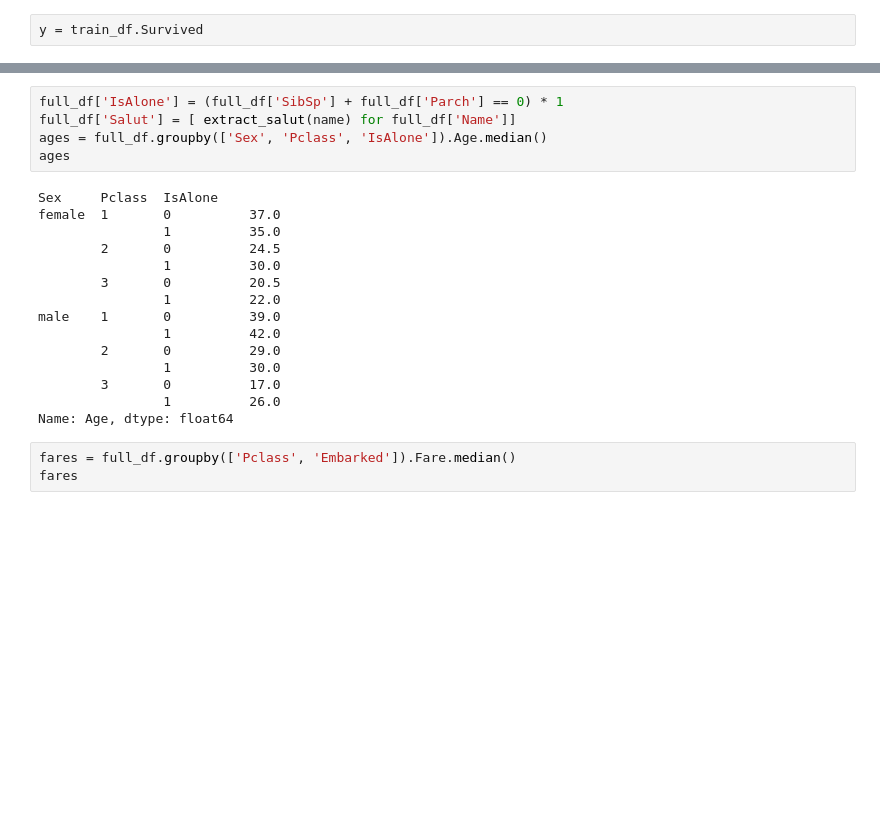
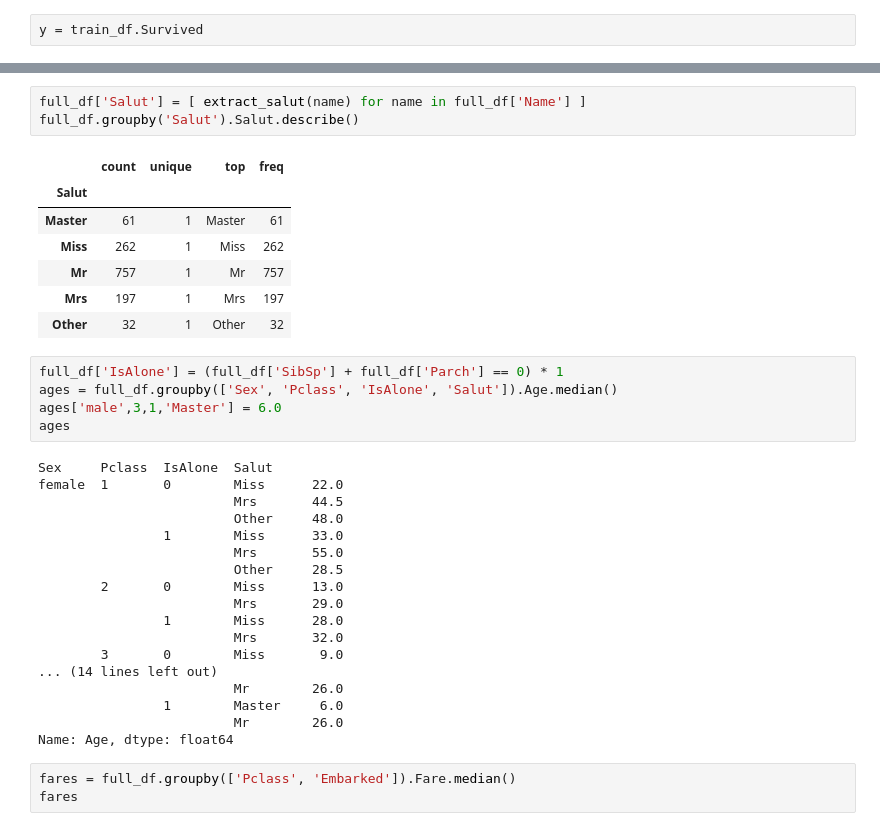
Before and after one commit to keijak/kaggle-pub, a Jupyter notebook: titanic/XGBoost.ipynb, the cells around one changed output, grey strips where cells are left out. Saved outputs shown, nothing was run; the diff lists cells and outputs as text; blank space fills up the shorter version.

```diff
--- a/titanic/XGBoost.ipynb
+++ b/titanic/XGBoost.ipynb
@@ -18,22 +38,36 @@ y = train_df.Survived
+# %%
+full_df['Salut'] = [ extract_salut(name) for name in full_df['Name'] ]
+full_df.groupby('Salut').Salut.describe()
+# %% [output]
+|  | count | unique | top | freq |
+| Salut |  |  |  |  |
+| Master | 61 | 1 | Master | 61 |
+| Miss | 262 | 1 | Miss | 262 |
+| Mr | 757 | 1 | Mr | 757 |
+| Mrs | 197 | 1 | Mrs | 197 |
+| Other | 32 | 1 | Other | 32 |
 # %%
 full_df['IsAlone'] = (full_df['SibSp'] + full_df['Parch'] == 0) * 1
-full_df['Salut'] = [ extract_salut(name) for full_df['Name']]
-ages = full_df.groupby(['Sex', 'Pclass', 'IsAlone']).Age.median()
+ages = full_df.groupby(['Sex', 'Pclass', 'IsAlone', 'Salut']).Age.median()
+ages['male',3,1,'Master'] = 6.0
 ages
 # %% [output]
-Sex     Pclass  IsAlone
-female  1       0          37.0
-                1          35.0
-        2       0          24.5
-                1          30.0
-        3       0          20.5
-                1          22.0
-male    1       0          39.0
-                1          42.0
-        2       0          29.0
-                1          30.0
-        3       0          17.0
-                1          26.0
+Sex     Pclass  IsAlone  Salut
+female  1       0        Miss      22.0
+                         Mrs       44.5
+                         Other     48.0
+                1        Miss      33.0
+                         Mrs       55.0
+                         Other     28.5
+        2       0        Miss      13.0
+                         Mrs       29.0
+                1        Miss      28.0
+                         Mrs       32.0
+        3       0        Miss       9.0
+... (14 lines left out)
+                         Mr        26.0
+                1        Master     6.0
+                         Mr        26.0
 Name: Age, dtype: float64
 # %%
 fares = full_df.groupby(['Pclass', 'Embarked']).Fare.median()
```
Also changed, not shown: parts of 9 cells of this notebook, 1 other file.
